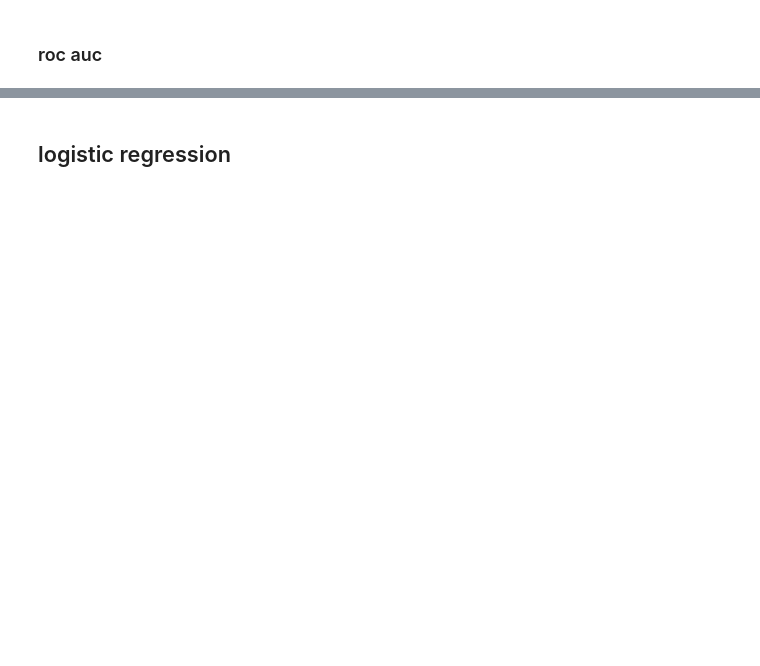
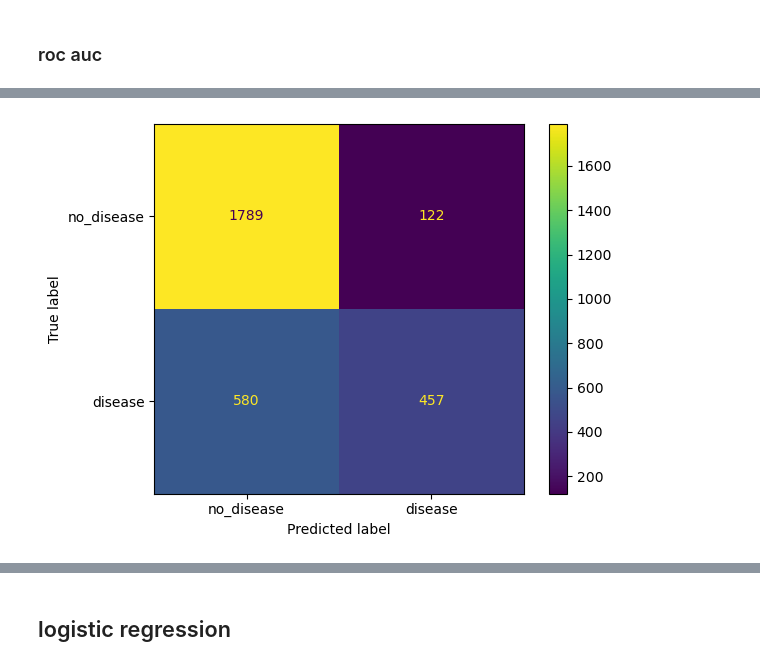
Before and after one commit to helloimfrei/gut-atlas, a Jupyter notebook: notebooks/gi_binary_classification.ipynb, the cells around one changed output, grey strips where cells are left out. Cells and saved outputs as stored; diff of their text form; code cells hidden in the pictures; blank space fills up the shorter version.

```diff
--- a/notebooks/gi_binary_classification.ipynb
+++ b/notebooks/gi_binary_classification.ipynb
@@ -87,0 +127,6 @@ plot_roc_curve(y_test, y_proba[:, 1], roc_auc).show()
+# %%
+best_model = lgb.Booster(model_file="../saved_models/gi_bin_class_lightgbm_model.json")
+preds_proba = best_model.predict(X_test)
+preds = (preds_proba > 0.5).astype(int)
+plot_confusion_matrix(y_test, preds)
+# %% [output]
@@ -87,0 +134 @@ plot_roc_curve(y_test, y_proba[:, 1], roc_auc).show()
+[figure, added]
```
Also changed, not shown: parts of 14 cells of this notebook, 4 other files.
